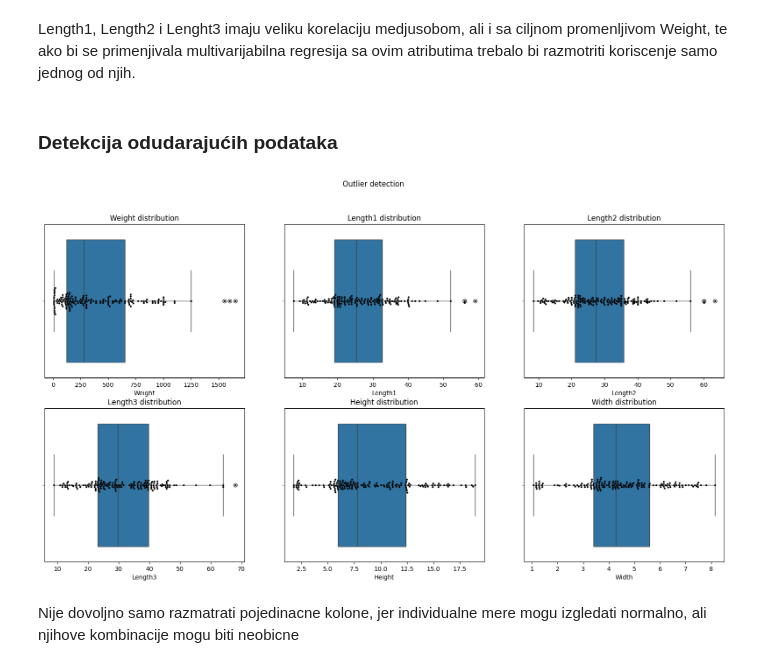
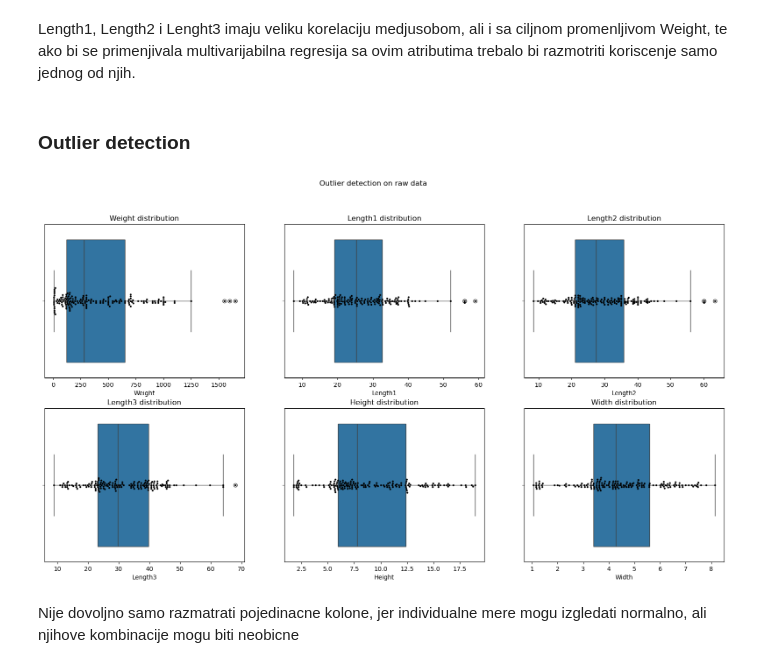
Before and after one commit to AnjaCvetkovic25/huber-vs-repeated-median, a Jupyter notebook: main.ipynb, the cells around one changed output. Saved outputs shown, nothing was run; the diff lists cells and outputs as text; code cells hidden in the pictures.

```diff
--- a/main.ipynb
+++ b/main.ipynb
@@ -100,19 +106,19 @@ sns.heatmap(data.corr(numeric_only=True), annot=True)
 [figure]
 # %% [markdown]
 Length1, Length2 i Lenght3 imaju veliku korelaciju medjusobom, ali i sa ciljnom promenljivom Weight, te ako bi se primenjivala multivarijabilna regresija sa ovim atributima trebalo bi razmotriti koriscenje samo jednog od njih.
-# %% [markdown]
-### Detekcija odudarajućih podataka
+# %% [markdown]
+### Outlier detection
 # %%
 plt.figure(figsize = (20, 10))
 
 for i, j in enumerate(data.select_dtypes(include = "number").columns.to_list()):
         plt.subplot(2, 3, i + 1)
         sns.boxplot(data = data, x = j)
         sns.swarmplot(data = data, x = j, color = "k", size = 3)
         plt.title(f"{j} distribution")
-plt.suptitle("Outlier detection")
+plt.suptitle("Outlier detection on raw data")
 plt.show()
 # %% [output]
-[figure, old version]
+[figure, new version]
 # %% [markdown]
 Nije dovoljno samo razmatrati pojedinacne kolone, jer individualne mere mogu izgledati normalno, ali njihove kombinacije mogu biti neobicne
```
Also changed, not shown: parts of 30 cells of this notebook, 1 other file.
